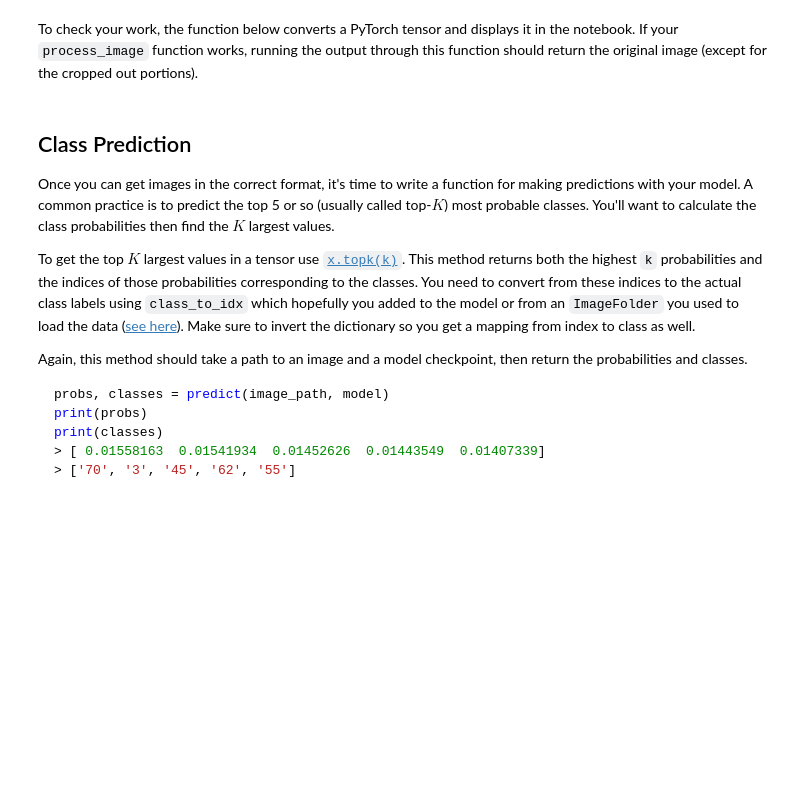
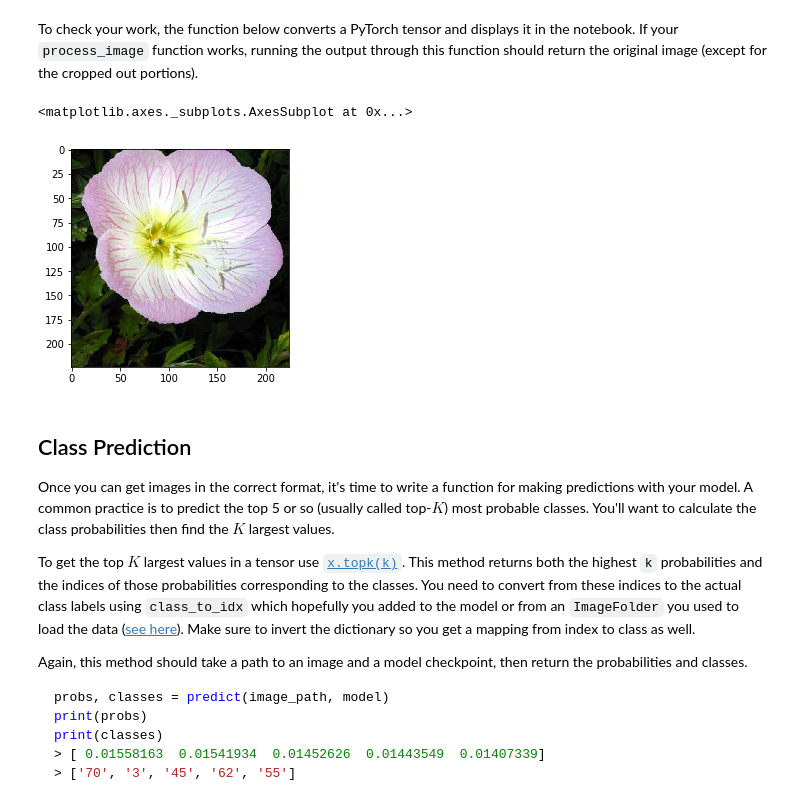
Before and after one commit to iDataist/Create-an-Image-Classifier, a Jupyter notebook: Image Classifier Project.ipynb, the cells around one changed output. Saved outputs shown, nothing was run; the diff lists cells and outputs as text; code cells hidden in the pictures; blank space fills up the shorter version.

```diff
--- a/Image Classifier Project.ipynb
+++ b/Image Classifier Project.ipynb
@@ -131,3 +343,33 @@ def process_image(image):
+# %%
+def process_image(image_path):
+    ''' Scales, crops, and normalizes a PIL image for a PyTorch model,
+        returns an Numpy array
+    '''
+    im = Image.open(image_path)
+
+    # Resize the image
+    im = im.resize((256, 256))
+
+    # Crop out the center 224x224 portion of the image
+    width, height = im.size
+    new_width, new_height = 224, 224
+    left = (width - new_width)/2
+    top = (height - new_height)/2
+    right = (width + new_width)/2
+    bottom = (height + new_height)/2
+    im = im.crop((left, top, right, bottom))
+
+    # Convert image to numpy array
+    np_image = np.array(im)/255
+
+    # Normalize the image
+    mean = np.array([0.485, 0.456, 0.406])
+    std = np.array([0.229, 0.224, 0.225])
+    np_image = (np_image - mean) / std
+
+    return np_image.transpose((2,0,1))
+# %%
+image = process_image(image_path)
 # %% [markdown]
 To check your work, the function below converts a PyTorch tensor and displays it in the notebook. If your `process_image` function works, running the output through this function should return the original image (except for the cropped out portions).
 # %%
@@ -138,7 +380,7 @@ def imshow(image, ax=None, title=None):
 
     # PyTorch tensors assume the color channel is the first dimension
     # but matplotlib assumes is the third dimension
-    image = image.numpy().transpose((1, 2, 0))
+    image = image.transpose((1, 2, 0))
 
     # Undo preprocessing
     mean = np.array([0.485, 0.456, 0.406])
@@ -151,6 +393,11 @@ def imshow(image, ax=None, title=None):
     ax.imshow(image)
 
     return ax
+# %%
+imshow(image)
+# %% [output]
+<matplotlib.axes._subplots.AxesSubplot at 0x...>
+[figure, added]
 # %% [markdown]
 ## Class Prediction
 
```
Also changed, not shown: parts of 28 cells of this notebook.
